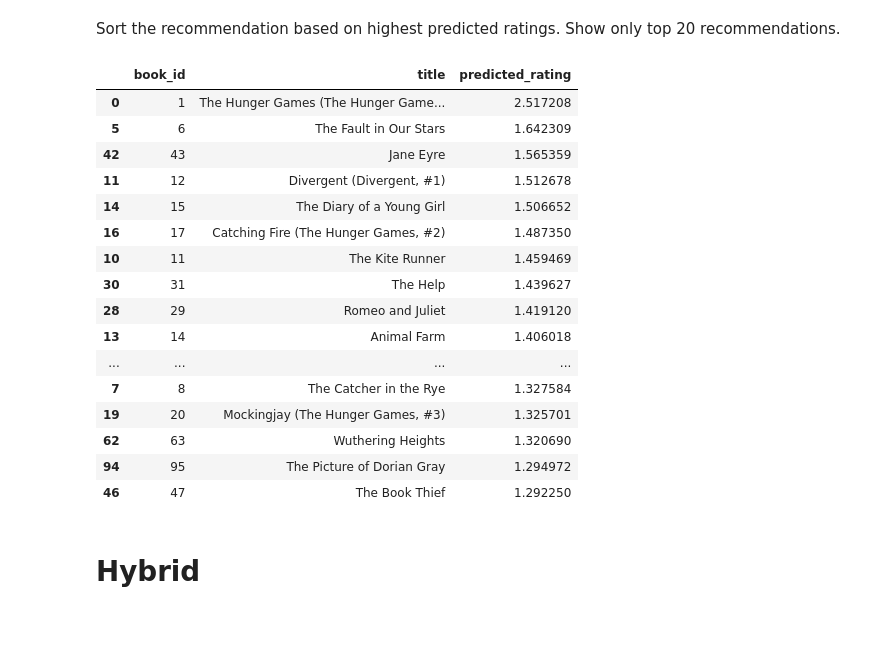
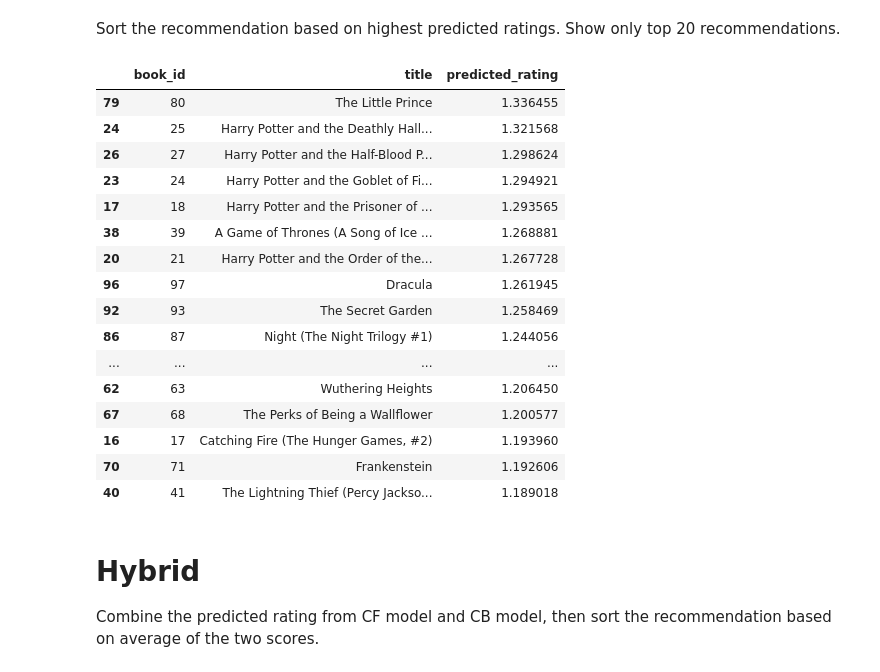
Before and after one commit to gunawanlg/marketing-analytics, a Jupyter notebook: Recommender System.ipynb, the cells around one changed output. Cells and saved outputs as stored; diff of their text form; code cells hidden in the pictures; blank space fills up the shorter version.

Commit message:
commit done hybrid & cf

```diff
--- a/Recommender System.ipynb
+++ b/Recommender System.ipynb
@@ -55,0 +133,3 @@ For a user $j$ with parameters $\theta^{(j)}$ and a movie with (learned) feature
+# %%
+X = np.matrix(np.reshape(fmin.x[:movies * features], (movies, features)))
+Theta = np.matrix(np.reshape(fmin.x[movies * features:], (users, features)))
@@ -55,0 +138,3 @@ For a user $j$ with parameters $\theta^{(j)}$ and a movie with (learned) feature
+# %%
+predictions = X * Theta.T
+preds_cf = predictions[:, 0] + Ymean
@@ -125,6 +238,6 @@ Consider only one user, with ID 53412.
 # %%
 # Initialization
-y = Y[53412]
+y = Y[1]
 r = (~y.isnull()).values # list of 1 and 0, 1 if user already rated the book
 y = y.fillna(0).values
 theta = np.random.rand(X.shape[1]+1)
@@ -140,30 +253,32 @@ theta, J_history = gradient_descent(X, y, r, theta, 10, 0.01, 1000)
 # %% [markdown]
 Generate predictions for unrated books.
 # %%
-preds = np.dot(theta, X.T) * ~r
+preds_cb = np.dot(theta, X.T) * ~r
 # %% [markdown]
 Sort the recommendation based on highest predicted ratings. Show only top 20 recommendations.
 # %%
-show = books.head(len(preds))[['book_id', 'title']].copy()
-show['predicted_rating'] = preds
+show = books.head(len(preds_cb))[['book_id', 'title']].copy()
+show['predicted_rating'] = preds_cb
 show.sort_values(by='predicted_rating', ascending=False).head(20)
 # %% [output]
 |  | book_id | title | predicted_rating |
-| 0 | 1 | The Hunger Games (The Hunger Game... | 2.517208 |
-| 5 | 6 | The Fault in Our Stars | 1.642309 |
-| 42 | 43 | Jane Eyre | 1.565359 |
-| 11 | 12 | Divergent (Divergent, #1) | 1.512678 |
-| 14 | 15 | The Diary of a Young Girl | 1.506652 |
-| 16 | 17 | Catching Fire (The Hunger Games, #2) | 1.487350 |
-| 10 | 11 | The Kite Runner | 1.459469 |
-| 30 | 31 | The Help | 1.439627 |
-| 28 | 29 | Romeo and Juliet | 1.419120 |
-| 13 | 14 | Animal Farm | 1.406018 |
+| 79 | 80 | The Little Prince | 1.336455 |
+| 24 | 25 | Harry Potter and the Deathly Hall... | 1.321568 |
+| 26 | 27 | Harry Potter and the Half-Blood P... | 1.298624 |
+| 23 | 24 | Harry Potter and the Goblet of Fi... | 1.294921 |
+| 17 | 18 | Harry Potter and the Prisoner of ... | 1.293565 |
+| 38 | 39 | A Game of Thrones (A Song of Ice ... | 1.268881 |
+| 20 | 21 | Harry Potter and the Order of the... | 1.267728 |
+| 96 | 97 | Dracula | 1.261945 |
+| 92 | 93 | The Secret Garden | 1.258469 |
+| 86 | 87 | Night (The Night Trilogy #1) | 1.244056 |
 | ... | ... | ... | ... |
-| 7 | 8 | The Catcher in the Rye | 1.327584 |
-| 19 | 20 | Mockingjay (The Hunger Games, #3) | 1.325701 |
-| 62 | 63 | Wuthering Heights | 1.320690 |
-| 94 | 95 | The Picture of Dorian Gray | 1.294972 |
-| 46 | 47 | The Book Thief | 1.292250 |
+| 62 | 63 | Wuthering Heights | 1.206450 |
+| 67 | 68 | The Perks of Being a Wallflower | 1.200577 |
+| 16 | 17 | Catching Fire (The Hunger Games, #2) | 1.193960 |
+| 70 | 71 | Frankenstein | 1.192606 |
+| 40 | 41 | The Lightning Thief (Percy Jackso... | 1.189018 |
-# %% [markdown]
-# Hybrid
+# %% [markdown]
+# Hybrid
+
+Combine the predicted rating from CF model and CB model, then sort the recommendation based on average of the two scores.
```
Also changed, not shown: parts of 15 cells of this notebook.
